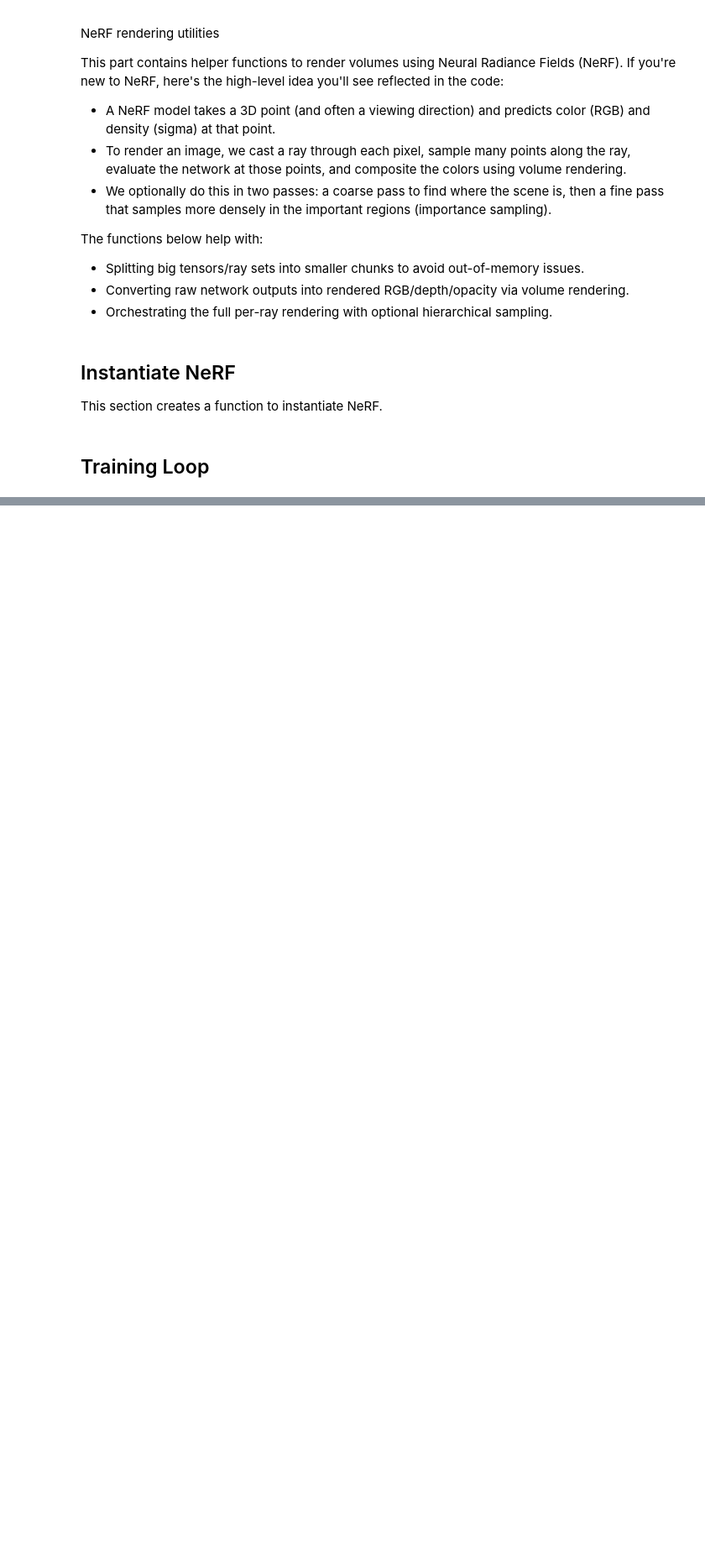
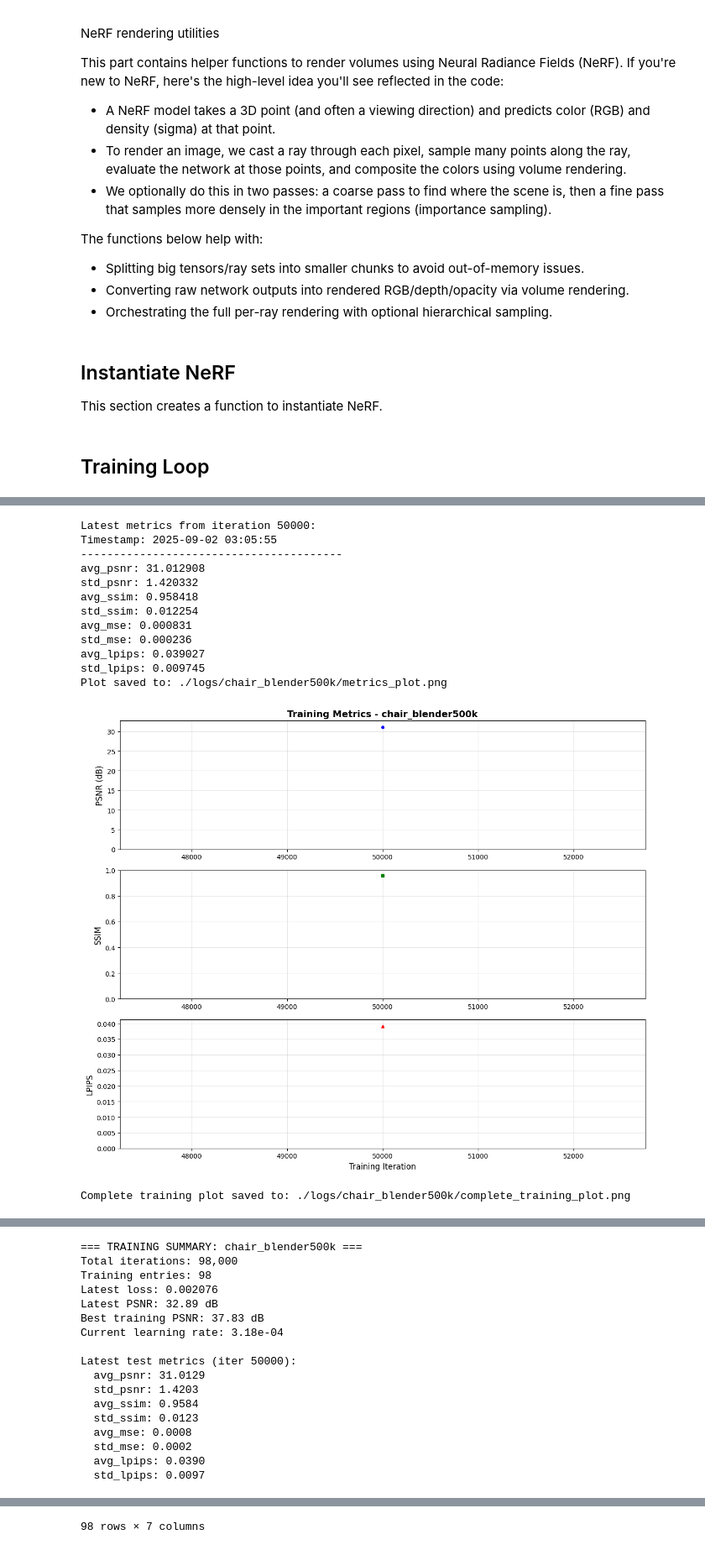
Before and after one commit to isaacchunn/nerf-projects, a Jupyter notebook: nerf/nerf.ipynb, the cells around one changed output, grey strips where cells are left out. Shown: that part at 84% size. Saved outputs shown, nothing was run; the diff lists cells and outputs as text; code cells hidden in the pictures; blank space fills up the shorter version.

Commit message:
feat: add lpips and ssim to original nerf

```diff
--- a/nerf/nerf.ipynb
+++ b/nerf/nerf.ipynb
@@ -1133,0 +1908,27 @@ KeyboardInterrupt:
+# %%
+# Quick view of your current metrics
+get_latest_metrics("chair_blender500k")
+
+# Plot test metrics over time
+plot_training_metrics("chair_blender500k")
+
+# Plot detailed training curves
+plot_training_curves("chair_blender500k")
+
+# Get training summary
+get_training_summary("chair_blender500k")
+# %% [output]
+Latest metrics from iteration 50000:
+Timestamp: 2025-09-02 03:05:55
+----------------------------------------
+avg_psnr: 31.012908
+std_psnr: 1.420332
+avg_ssim: 0.958418
+std_ssim: 0.012254
+avg_mse: 0.000831
+std_mse: 0.000236
+avg_lpips: 0.039027
+std_lpips: 0.009745
+Plot saved to: ./logs/chair_blender500k/metrics_plot.png
+[figure, added]
+Complete training plot saved to: ./logs/chair_blender500k/complete_training_plot.png
@@ -1133,0 +1936,17 @@ KeyboardInterrupt:
+=== TRAINING SUMMARY: chair_blender500k ===
+Total iterations: 98,000
+Training entries: 98
+Latest loss: 0.002076
+Latest PSNR: 32.89 dB
+Best training PSNR: 37.83 dB
+Current learning rate: 3.18e-04
+
+Latest test metrics (iter 50000):
+  avg_psnr: 31.0129
+  std_psnr: 1.4203
+  avg_ssim: 0.9584
+  std_ssim: 0.0123
+  avg_mse: 0.0008
+  std_mse: 0.0002
+  avg_lpips: 0.0390
+  std_lpips: 0.0097
@@ -1133,0 +1965 @@ KeyboardInterrupt:
+98 rows × 7 columns
```
Also changed, not shown: parts of 14 cells of this notebook, 3 other files.
